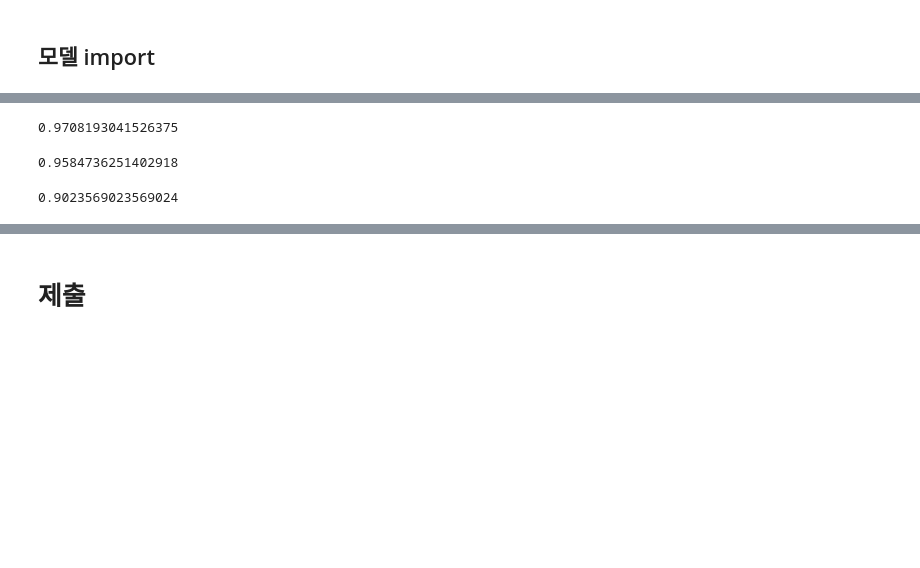
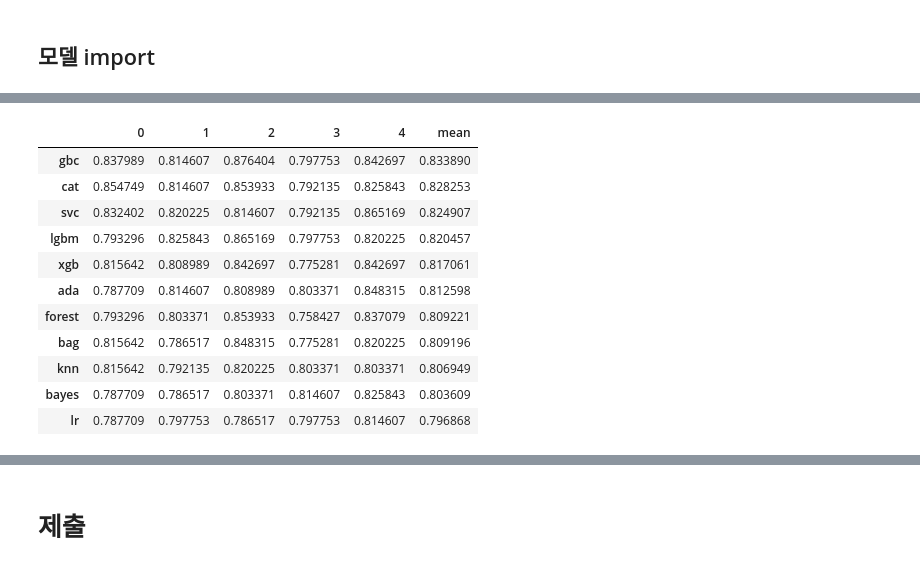
Before and after one commit to Usunwoo/kaggle-titanic, a Jupyter notebook: titanic.ipynb, the cells around one changed output, grey strips where cells are left out. Drawn from its saved outputs; the diff is of its cells as text; code cells hidden in the pictures; blank space fills up the shorter version.

```diff
--- a/titanic.ipynb
+++ b/titanic.ipynb
@@ -1037,24 +1003,0 @@ accuracy_score(train_y, train_pred_tree)
-# %%
-model_xgb = XGBClassifier(random_state=random_state)
-model_xgb.fit(train_X, train_y)
-train_pred_xgb = model_xgb.predict(train_X)
-test_pred_xgb = model_xgb.predict(test_X)
-accuracy_score(train_y, train_pred_xgb)
-# %% [output]
-0.9708193041526375
-# %%
-model_lgbm = LGBMClassifier(random_state=random_state)
-model_lgbm.fit(train_X, train_y)
-train_pred_lgbm = model_lgbm.predict(train_X)
-test_pred_lgbm = model_lgbm.predict(test_X)
-accuracy_score(train_y, train_pred_lgbm)
-# %% [output]
-0.9584736251402918
-# %%
-model_cat = CatBoostClassifier(random_state=random_state)
-model_cat.fit(train_X, train_y, verbose=False)
-train_pred_cat = model_cat.predict(train_X)
-test_pred_cat = model_cat.predict(test_X)
-accuracy_score(train_y, train_pred_cat)
-# %% [output]
-0.9023569023569024
@@ -1060,0 +1029,19 @@ accuracy_score(train_y, train_pred_cat)
+# %%
+results = pd.DataFrame(scores).T
+results['mean'] = results.mean(1)
+
+result_df = results.sort_values(by='mean', ascending=False)#.reset_index()
+result_df.head(11)
+# %% [output]
+|  | 0 | 1 | 2 | 3 | 4 | mean |
+| gbc | 0.837989 | 0.814607 | 0.876404 | 0.797753 | 0.842697 | 0.833890 |
+| cat | 0.854749 | 0.814607 | 0.853933 | 0.792135 | 0.825843 | 0.828253 |
+| svc | 0.832402 | 0.820225 | 0.814607 | 0.792135 | 0.865169 | 0.824907 |
+| lgbm | 0.793296 | 0.825843 | 0.865169 | 0.797753 | 0.820225 | 0.820457 |
+| xgb | 0.815642 | 0.808989 | 0.842697 | 0.775281 | 0.842697 | 0.817061 |
+| ada | 0.787709 | 0.814607 | 0.808989 | 0.803371 | 0.848315 | 0.812598 |
+| forest | 0.793296 | 0.803371 | 0.853933 | 0.758427 | 0.837079 | 0.809221 |
+| bag | 0.815642 | 0.786517 | 0.848315 | 0.775281 | 0.820225 | 0.809196 |
+| knn | 0.815642 | 0.792135 | 0.820225 | 0.803371 | 0.803371 | 0.806949 |
+| bayes | 0.787709 | 0.786517 | 0.803371 | 0.814607 | 0.825843 | 0.803609 |
+| lr | 0.787709 | 0.797753 | 0.786517 | 0.797753 | 0.814607 | 0.796868 |
```
Also changed, not shown: parts of 32 cells of this notebook.
